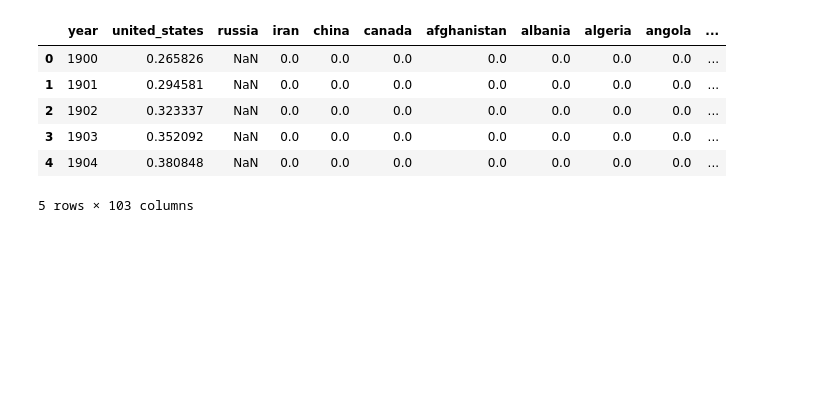
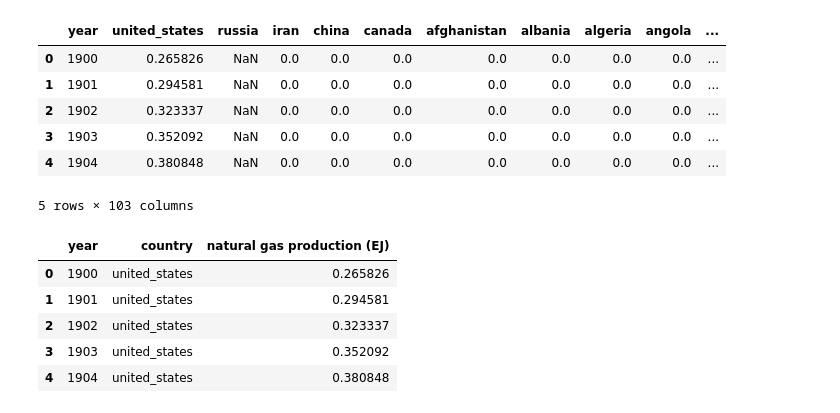
Before and after one commit to chanopsethiwan/NaturalGasVisualisation, a Jupyter notebook: src/data_analysis.ipynb, the cells around one changed output. Drawn from its saved outputs; the diff is of its cells as text; code cells hidden in the pictures; blank space fills up the shorter version.

```diff
--- a/src/data_analysis.ipynb
+++ b/src/data_analysis.ipynb
@@ -20,0 +19,12 @@ print('hello world')
+# %%
+df_pivot  = df.melt(id_vars = ['year'],
+                    var_name = 'country',
+                    value_name = 'natural gas production (EJ)')
+df_pivot.head()
+# %% [output]
+|  | year | country | natural gas production (EJ) |
+| 0 | 1900 | united_states | 0.265826 |
+| 1 | 1901 | united_states | 0.294581 |
+| 2 | 1902 | united_states | 0.323337 |
+| 3 | 1903 | united_states | 0.352092 |
+| 4 | 1904 | united_states | 0.380848 |
```
Also changed, not shown: parts of 3 cells of this notebook.
